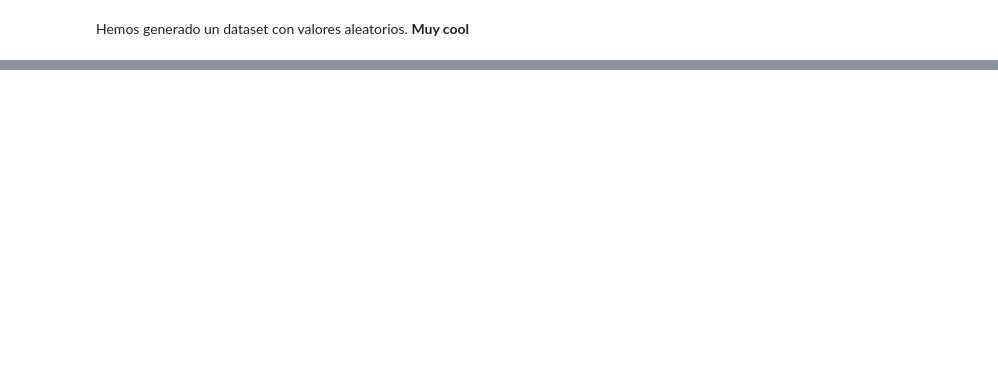
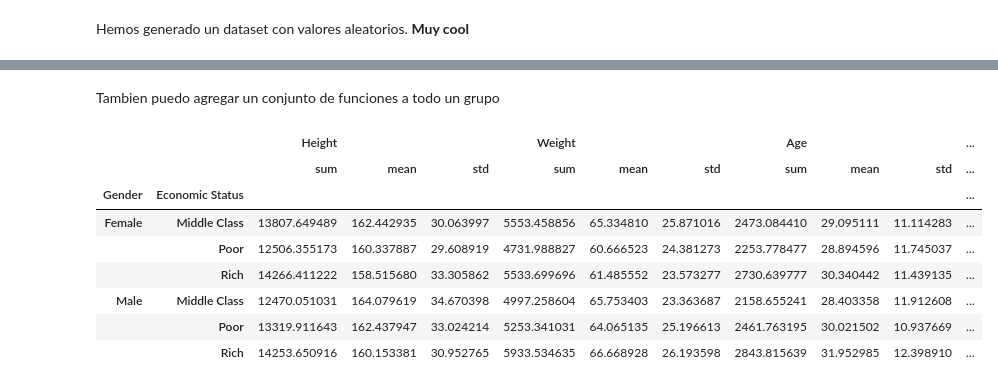
Before and after one commit to Karenahv/python-ml-curso, a Jupyter notebook: notebooks/T2 - 3 Data Cleaning - Agrupación de datos.ipynb, the cells around one changed output, grey strips where cells are left out. Cells and saved outputs as stored; diff of their text form; code cells hidden in the pictures; blank space fills up the shorter version.

Commit message:
Agrupacion de datos y operaciones con ellos
Agregar datos, agruparlos y operar con ellos de diversas formas

```diff
--- a/notebooks/T2 - 3 Data Cleaning - Agrupación de datos.ipynb
+++ b/notebooks/T2 - 3 Data Cleaning - Agrupación de datos.ipynb
@@ -73,0 +256,14 @@ Hemos generado un dataset con valores aleatorios. **Muy cool**
+# %% [markdown]
+Tambien puedo agregar un conjunto de funciones a todo un grupo
+# %%
+double_group.aggregate([np.sum,np.mean,np.std])
+# %% [output]
+|  |  | Height |  |  | Weight |  |  | Age |  |  | ... |
+|  |  | sum | mean | std | sum | mean | std | sum | mean | std | ... |
+| Gender | Economic Status |  |  |  |  |  |  |  |  |  | ... |
+| Female | Middle Class | 13807.649489 | 162.442935 | 30.063997 | 5553.458856 | 65.334810 | 25.871016 | 2473.084410 | 29.095111 | 11.114283 | ... |
+|  | Poor | 12506.355173 | 160.337887 | 29.608919 | 4731.988827 | 60.666523 | 24.381273 | 2253.778477 | 28.894596 | 11.745037 | ... |
+|  | Rich | 14266.411222 | 158.515680 | 33.305862 | 5533.699696 | 61.485552 | 23.573277 | 2730.639777 | 30.340442 | 11.439135 | ... |
+| Male | Middle Class | 12470.051031 | 164.079619 | 34.670398 | 4997.258604 | 65.753403 | 23.363687 | 2158.655241 | 28.403358 | 11.912608 | ... |
+|  | Poor | 13319.911643 | 162.437947 | 33.024214 | 5253.341031 | 64.065135 | 25.196613 | 2461.763195 | 30.021502 | 10.937669 | ... |
+|  | Rich | 14253.650916 | 160.153381 | 30.952765 | 5933.534635 | 66.668928 | 26.193598 | 2843.815639 | 31.952985 | 12.398910 | ... |
```
Also changed, not shown: parts of 59 cells of this notebook.
